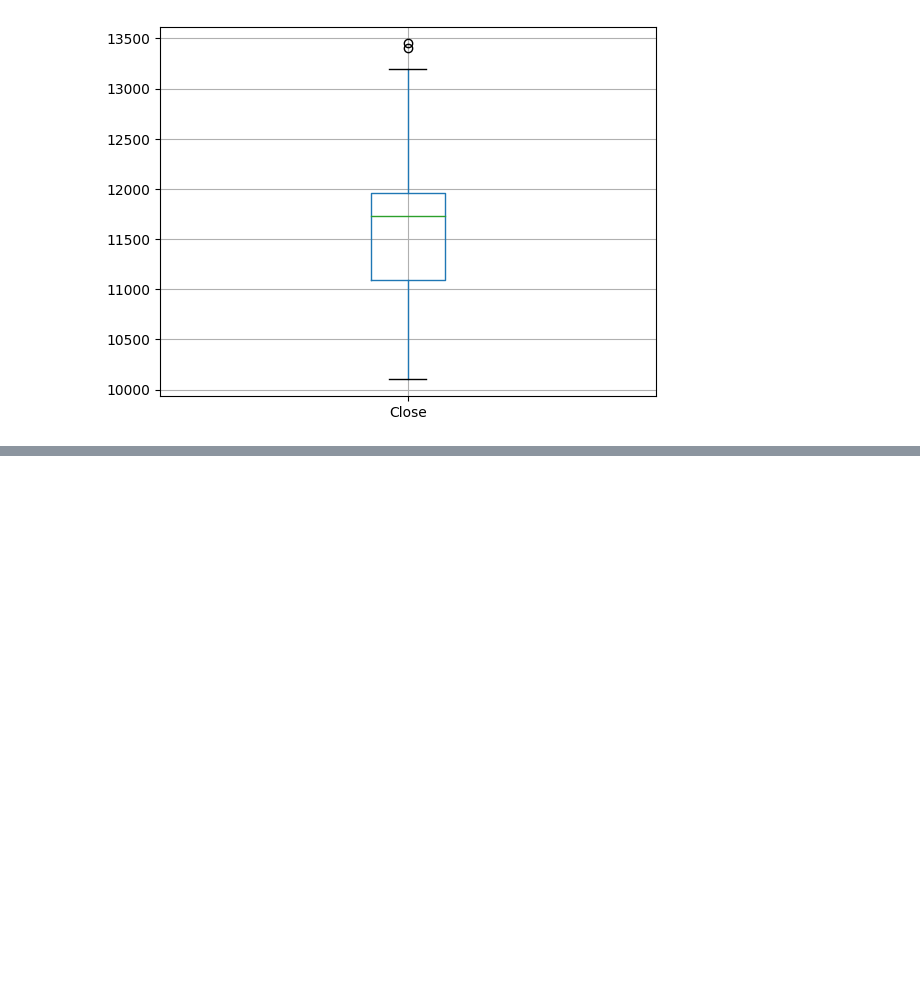
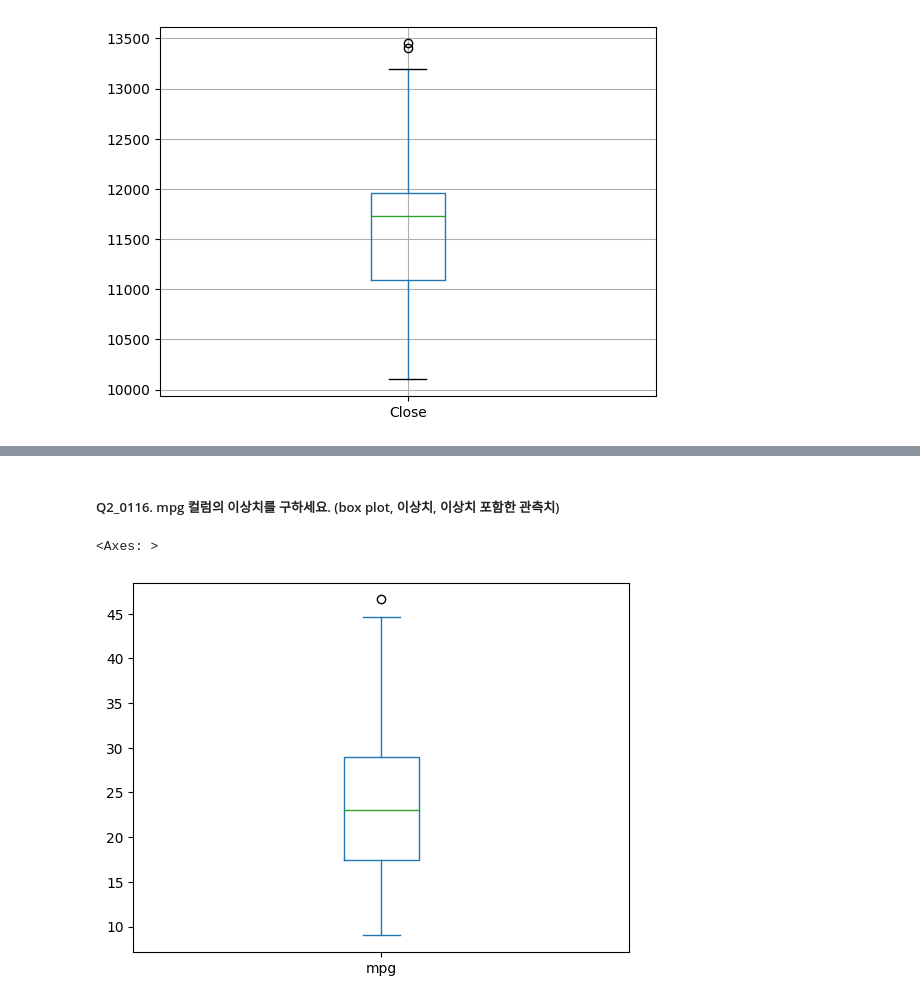
Before and after one commit to ubinjeon/kita_231026, a Jupyter notebook: m3_분석라이브러리/visualization/시각화1.ipynb, the cells around one changed output, grey strips where cells are left out. Drawn from its saved outputs; the diff is of its cells as text; code cells hidden in the pictures; blank space fills up the shorter version.

```diff
--- a/m3_분석라이브러리/visualization/시각화1.ipynb
+++ b/m3_분석라이브러리/visualization/시각화1.ipynb
@@ -147,0 +246,4 @@ df1.boxplot(column=['Close'])
+# %%
+import pandas as pd
+df_auto = pd.read_excel('/content/drive/MyDrive/KITA_1026/m3_분석라이브러리/visualization/dataset/auto-mpg.xlsx')
+df_auto.head()
@@ -147,0 +287,5 @@ df1.boxplot(column=['Close'])
+# %%
+import numpy as np
+df_auto.horsepower.replace('?',np.nan, inplace=True)
+df_auto.horsepower.fillna(df_auto.horsepower.mean(), inplace=True)
+df_auto.info()
@@ -147,0 +309,7 @@ df1.boxplot(column=['Close'])
+# %% [markdown]
+##### Q2_0116. mpg 컬럼의 이상치를 구하세요. (box plot, 이상치, 이상치 포함한 관측치)
+# %%
+df_auto.mpg.plot(kind='box')
+# %% [output]
+<Axes: >
+[figure, added]
```
Also changed, not shown: parts of 142 cells of this notebook.
